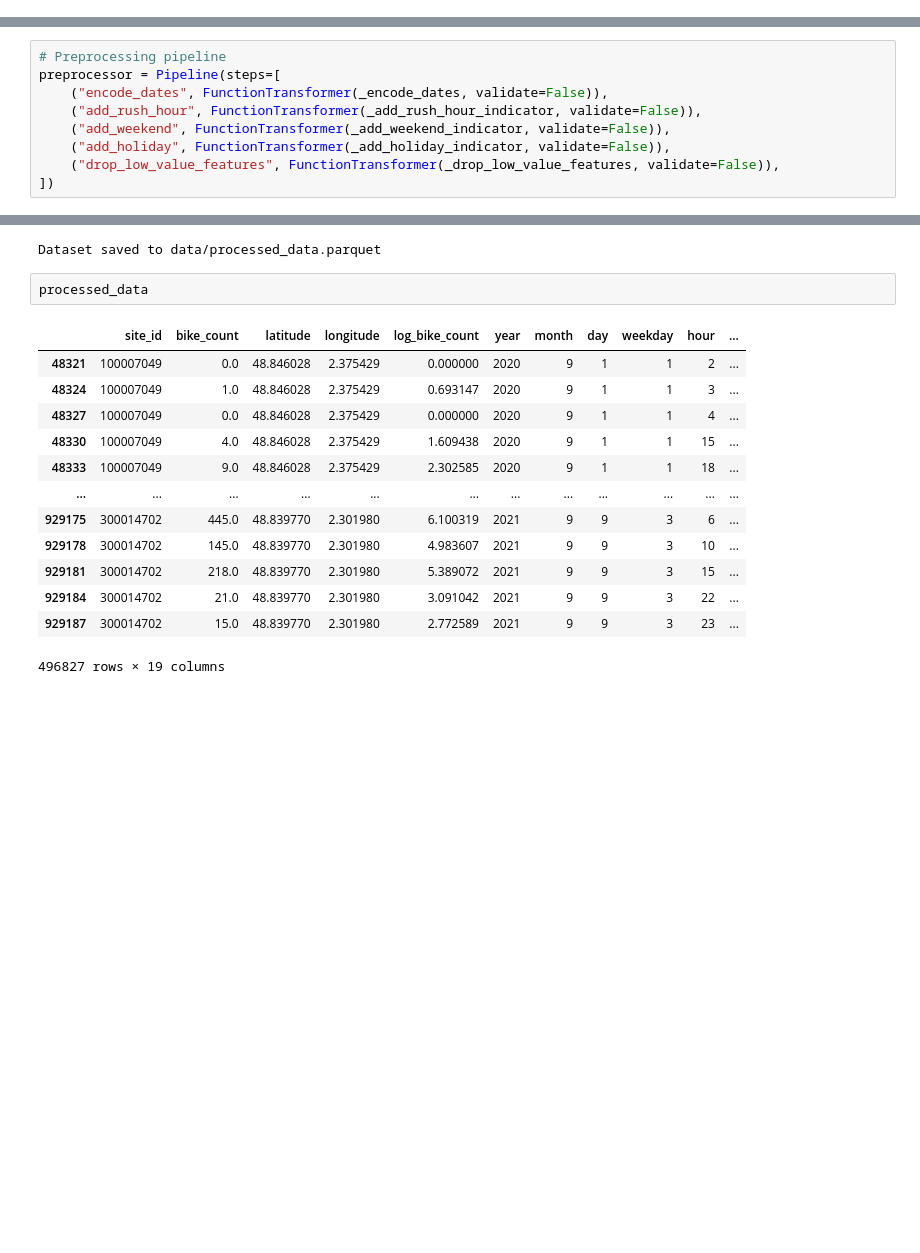
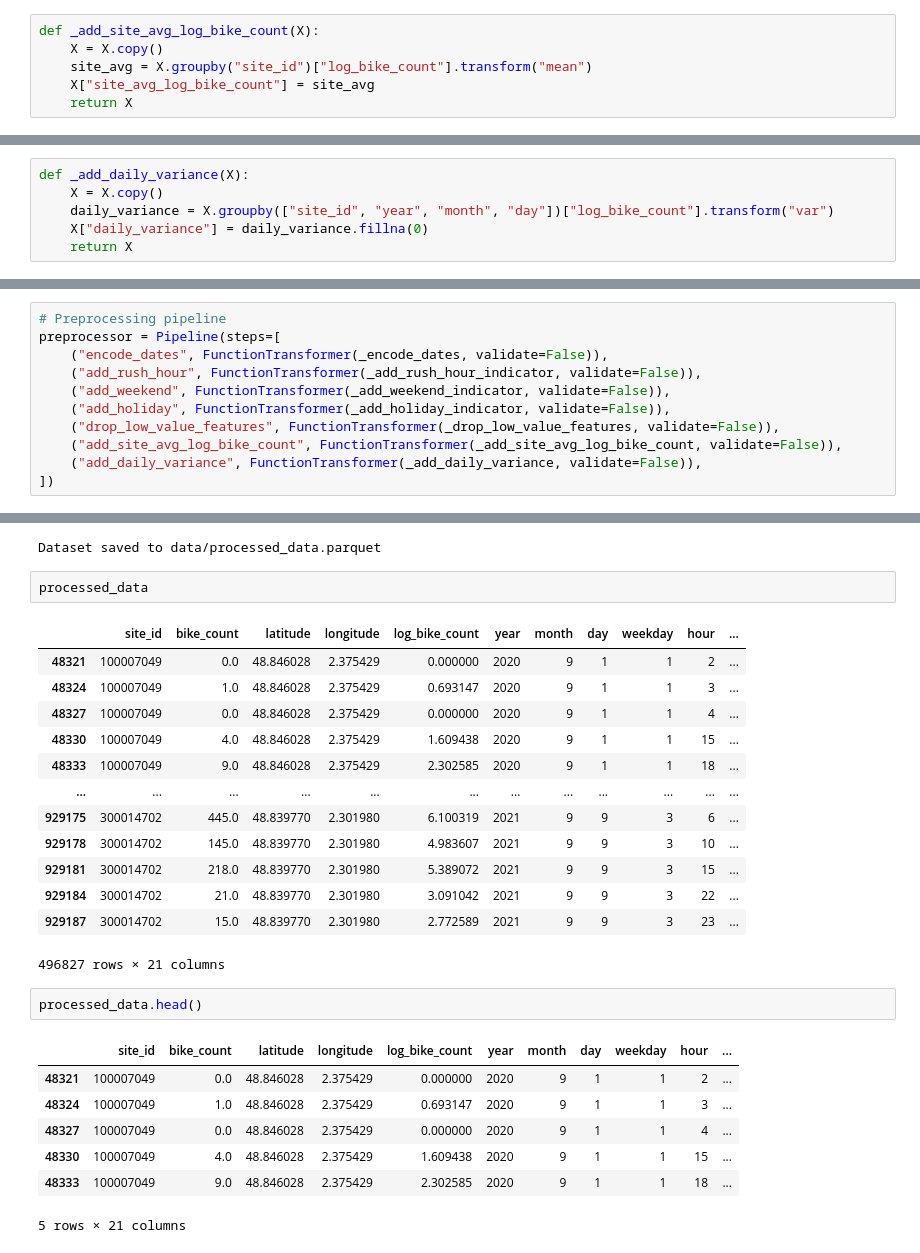
Before and after one commit to floriankozikowski/bike_counters, a Jupyter notebook: Preprocessing_feature_engineering.ipynb, the cells around one changed output, grey strips where cells are left out. Drawn from its saved outputs; the diff is of its cells as text; blank space fills up the shorter version.

```diff
--- a/Preprocessing_feature_engineering.ipynb
+++ b/Preprocessing_feature_engineering.ipynb
@@ -156,0 +159,6 @@ def _drop_low_value_features(X):
+# %%
+def _add_site_avg_log_bike_count(X):
+    X = X.copy()
+    site_avg = X.groupby("site_id")["log_bike_count"].transform("mean")
+    X["site_avg_log_bike_count"] = site_avg
+    return X
@@ -157,3 +167,9 @@ def _drop_low_value_features(X):
+# %%
+def _add_daily_variance(X):
+    X = X.copy()
+    daily_variance = X.groupby(["site_id", "year", "month", "day"])["log_bike_count"].transform("var")
+    X["daily_variance"] = daily_variance.fillna(0)
+    return X
 # %% [markdown]
 ### Pipeline
 # %%
@@ -164,6 +180,8 @@ preprocessor = Pipeline(steps=[
     ("add_weekend", FunctionTransformer(_add_weekend_indicator, validate=False)),
     ("add_holiday", FunctionTransformer(_add_holiday_indicator, validate=False)),
     ("drop_low_value_features", FunctionTransformer(_drop_low_value_features, validate=False)),
+    ("add_site_avg_log_bike_count", FunctionTransformer(_add_site_avg_log_bike_count, validate=False)),
+    ("add_daily_variance", FunctionTransformer(_add_daily_variance, validate=False)),
 ])
 # %%
 data
@@ -213,4 +231,14 @@ processed_data
 | 929181 | 300014702 | 218.0 | 48.839770 | 2.301980 | 5.389072 | 2021 | 9 | 9 | 3 | 15 | ... |
 | 929184 | 300014702 | 21.0 | 48.839770 | 2.301980 | 3.091042 | 2021 | 9 | 9 | 3 | 22 | ... |
 | 929187 | 300014702 | 15.0 | 48.839770 | 2.301980 | 2.772589 | 2021 | 9 | 9 | 3 | 23 | ... |
-496827 rows × 19 columns
+496827 rows × 21 columns
+# %%
+processed_data.head()
+# %% [output]
+|  | site_id | bike_count | latitude | longitude | log_bike_count | year | month | day | weekday | hour | ... |
+| 48321 | 100007049 | 0.0 | 48.846028 | 2.375429 | 0.000000 | 2020 | 9 | 1 | 1 | 2 | ... |
+| 48324 | 100007049 | 1.0 | 48.846028 | 2.375429 | 0.693147 | 2020 | 9 | 1 | 1 | 3 | ... |
+| 48327 | 100007049 | 0.0 | 48.846028 | 2.375429 | 0.000000 | 2020 | 9 | 1 | 1 | 4 | ... |
+| 48330 | 100007049 | 4.0 | 48.846028 | 2.375429 | 1.609438 | 2020 | 9 | 1 | 1 | 15 | ... |
+| 48333 | 100007049 | 9.0 | 48.846028 | 2.375429 | 2.302585 | 2020 | 9 | 1 | 1 | 18 | ... |
+5 rows × 21 columns
```
Also changed, not shown: parts of 2 cells of this notebook, 1 other file.
